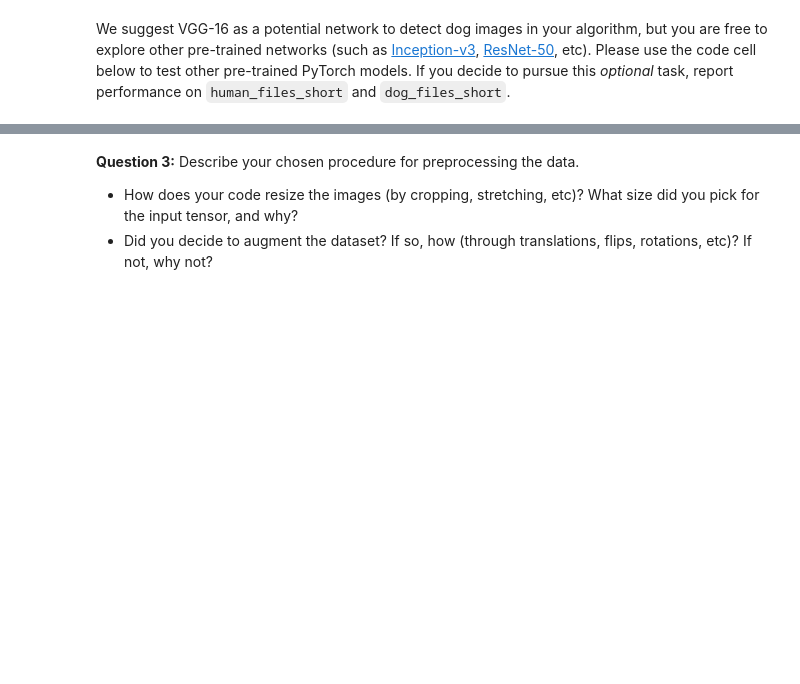
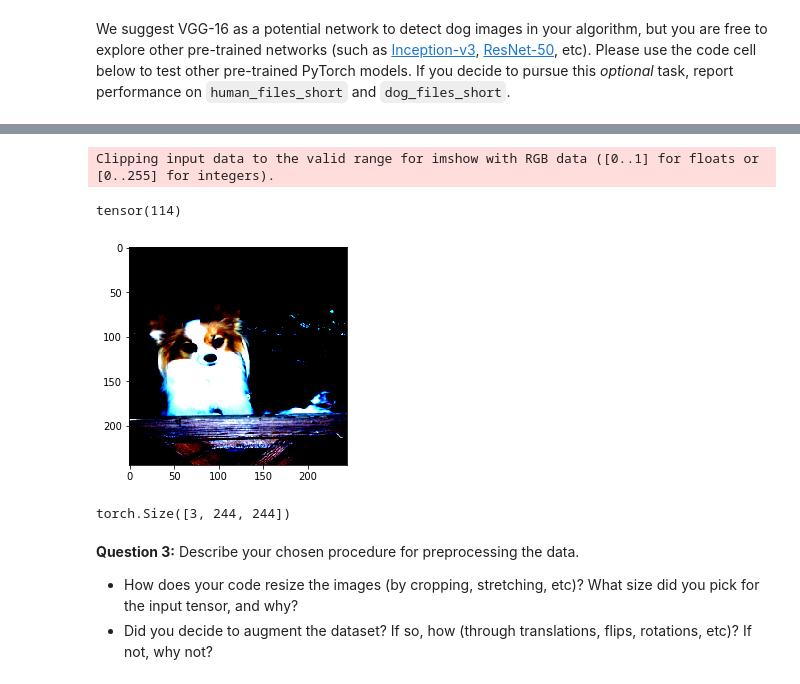
Before and after one commit to sagecodes/dog-breed-classifer, a Jupyter notebook: dog_app.ipynb, the cells around one changed output, grey strips where cells are left out. Drawn from its saved outputs; the diff is of its cells as text; code cells hidden in the pictures; blank space fills up the shorter version.

Commit message:
Feat: Create data loaders for train, val and test

```diff
--- a/dog_app.ipynb
+++ b/dog_app.ipynb
@@ -355,6 +366,16 @@ Use the code cell below to write three separate [data loaders](http://pytorch.or
 # %%
 import os
 from torchvision import datasets
+import torchvision.transforms as transforms
 
 ### TODO: Write data loaders for training, validation, and test sets
 ## Specify appropriate transforms, and batch_sizes
+
+# Set Data directories for training with folder class structure
+train_dir = 'dogImages/train/'
+val_dir = 'dogImages/train/'
+test_dir = 'dogImages/train/'
+
+
+batch_size = 32
+num_workers = 0
@@ -360,0 +391,5 @@ from torchvision import datasets
+# %%
+train_loader = torch.utils.data.DataLoader(train_dir,
+                                           batch_size=batch_size,
+                                           num_workers=num_workers,
+                                           shuffle=True)
@@ -360,0 +406,15 @@ from torchvision import datasets
+# %%
+# Check how images are loaded
+images, labels = next(iter(train_loader))
+
+# Display image and label
+plt.imshow(images[0].permute(1, 2, 0))
+print(labels[0])
+# %% [output]
+Clipping input data to the valid range for imshow with RGB data ([0..1] for floats or [0..255] for integers).
+tensor(114)
+[figure, added]
+# %%
+images[0].shape
+# %% [output]
+torch.Size([3, 244, 244])
```
Also changed, not shown: parts of 13 cells of this notebook.
